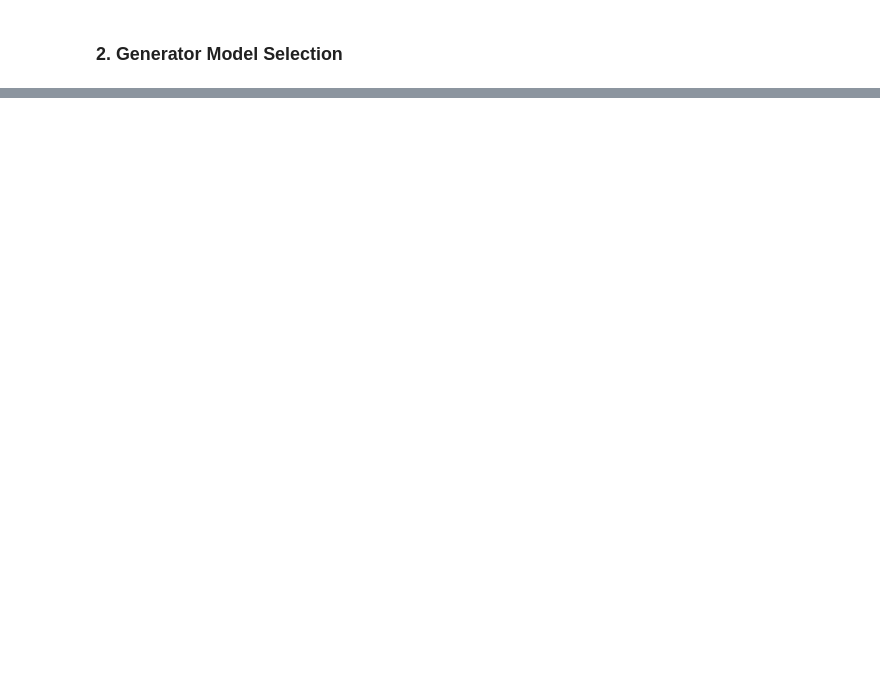
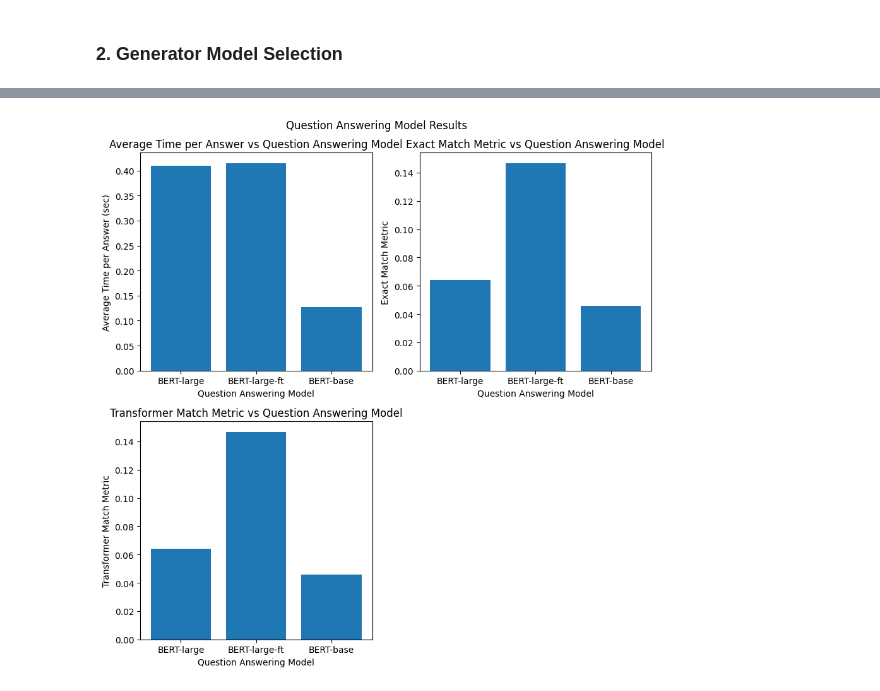
Before and after one commit to rskarp/riley-creating-ai-enabled-systems, a Jupyter notebook: retrieval_augmented_generation/analysis/design_considerations.ipynb, the cells around one changed output, grey strips where cells are left out. Drawn from its saved outputs; the diff is of its cells as text; code cells hidden in the pictures; blank space fills up the shorter version.

```diff
--- a/retrieval_augmented_generation/analysis/design_considerations.ipynb
+++ b/retrieval_augmented_generation/analysis/design_considerations.ipynb
@@ -70,0 +246,32 @@ sys.path.insert(1,'../')
+# %%
+model_names = qa_model_stats.keys()
+times = [np.mean(stat['times']) for stat in qa_model_stats.values()]
+tms = [np.mean(stat['tms']) for stat in qa_model_stats.values()]
+ems = [np.mean(stat['ems']) for stat in qa_model_stats.values()]
+
+fig = plt.figure(figsize=(9,9))
+spec = mpl.gridspec.GridSpec(ncols=2, nrows=2)
+
+ax = fig.add_subplot(spec[0, 0])
+ax.bar(model_names, times)
+ax.set_title('Average Time per Answer vs Question Answering Model')
+ax.set_xlabel('Question Answering Model')
+ax.set_ylabel('Average Time per Answer (sec)')
+
+ax = fig.add_subplot(spec[0, 1])
+ax.bar(model_names, ems)
+ax.set_title('Exact Match Metric vs Question Answering Model')
+ax.set_xlabel('Question Answering Model')
+ax.set_ylabel('Exact Match Metric')
+
+ax = fig.add_subplot(spec[1, 0])
+ax.bar(model_names, ems)
+ax.set_title('Transformer Match Metric vs Question Answering Model')
+ax.set_xlabel('Question Answering Model')
+ax.set_ylabel('Transformer Match Metric')
+
+fig.suptitle("Question Answering Model Results")
+fig.tight_layout()
+plt.show()
+# %% [output]
+[figure, added]
```
Also changed, not shown: parts of 8 cells of this notebook, 3 other files.
